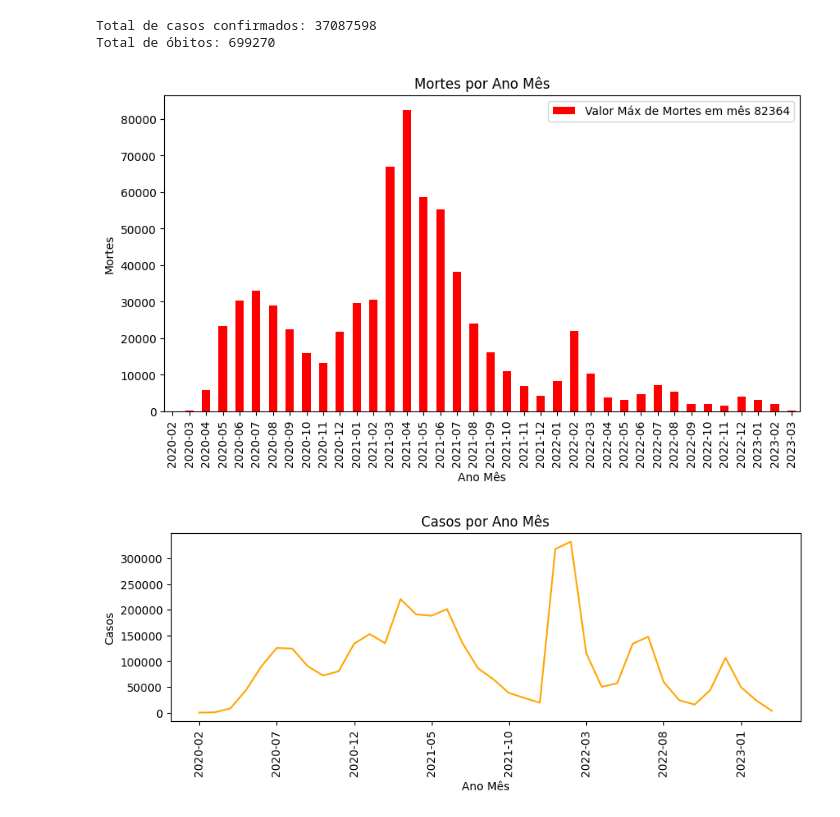
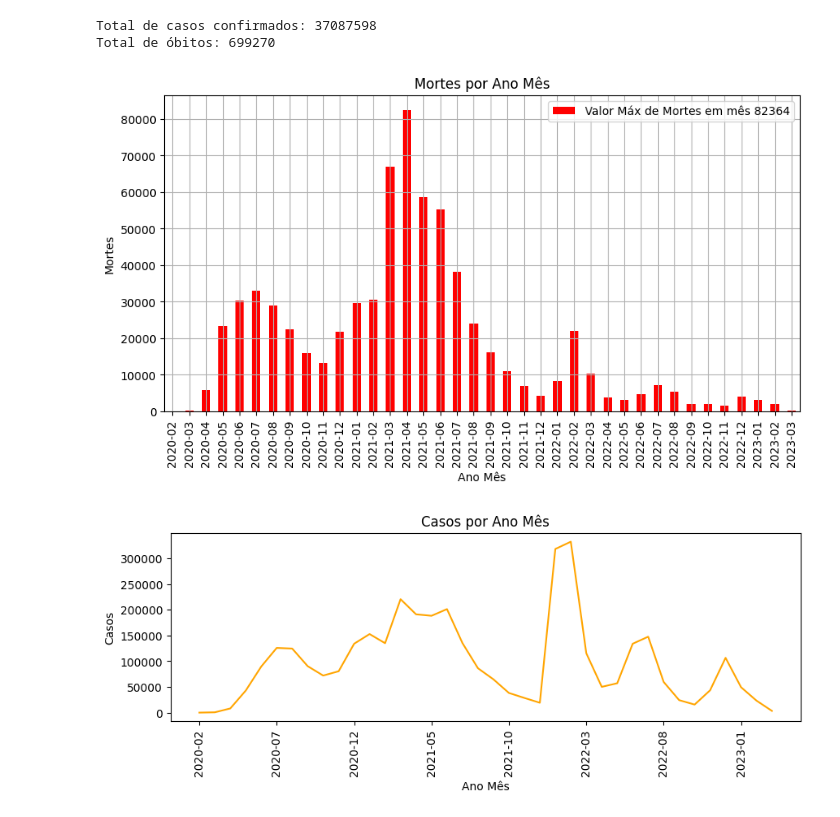
Before and after one commit to ericgbraz/COLAB_PED, a Jupyter notebook: Projeto_Final.ipynb, the cells around one changed output. Drawn from its saved outputs; the diff is of its cells as text; code cells hidden in the pictures.

```diff
--- a/Projeto_Final.ipynb
+++ b/Projeto_Final.ipynb
@@ -122,19 +122,20 @@ Total de óbitos: 699270
 # %%
 df_brasil
 mortes_por_ano = df_brasil.groupby('ano_mes')['newDeaths'].sum()
 
 #mortes_por_ano = df_brasil.groupby('ano_mes')['newDeaths'].sum().reset_index(name='soma')
 #mortes_por_ano['soma'].max()
 
 mortes_por_ano.plot(y= mortes_por_ano.index, x = mortes_por_ano.values, kind = 'bar', color = 'red',figsize=(10,5), label= 'Valor Máx de Mortes em mês '+str(mortes_por_ano.values.max()));
 
 plt.xlabel('Ano Mês')
 plt.ylabel('Mortes')
 plt.title('Mortes por Ano Mês')
 plt.xticks(rotation=90)
+plt.grid()
 plt.legend();
 # %% [output]
-[figure, old version]
+[figure, new version]
 # %%
 df_brasil
 casos_por_ano = df_brasil.groupby('ano_mes')['newCases'].sum()/10
```
Also changed, not shown: parts of 1 cell of this notebook.
